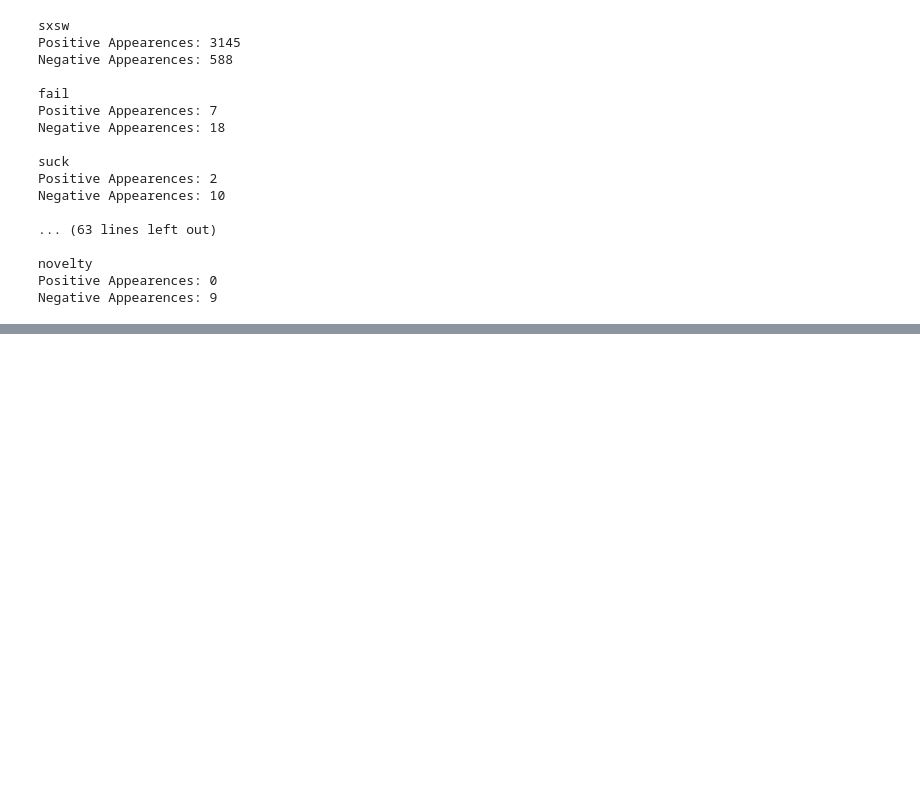
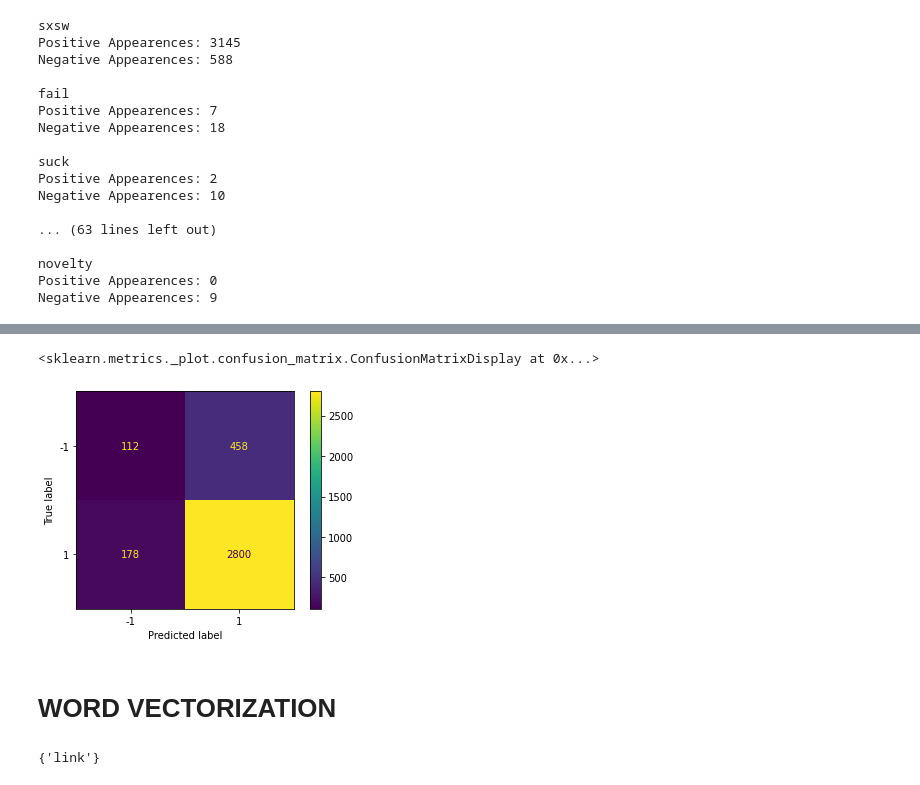
Before and after one commit to stone-ericm/sentiment_analysis_NLP_project-, a Jupyter notebook: notebook.ipynb, the cells around one changed output, grey strips where cells are left out. Drawn from its saved outputs; the diff is of its cells as text; code cells hidden in the pictures; blank space fills up the shorter version.

```diff
--- a/notebook.ipynb
+++ b/notebook.ipynb
@@ -732,0 +907,16 @@ Negative Appearences: 9
+# %%
+tokenizer = RegexpTokenizer(r'[a-zA-Z0-9\']+')
+lemmatizer = WordNetLemmatizer()
+
+r = []
+data = []
+
+
+for row in filtered_df['tweet_text']:
+    for word in tokenizer.tokenize(row):
+        r.append(lemmatizer.lemmatize(word))
+    data.append(r)
+    r = []
+
+data = pd.Series(data, name='tweet_text')
+target = filtered_df['is_there_an_emotion_directed_at_a_brand_or_product']
@@ -732,0 +938,4 @@ Negative Appearences: 9
+# %%
+simple_model_df = pd.DataFrame([data, target]).transpose()
+
+simple_model_df
@@ -732,0 +956,2 @@ Negative Appearences: 9
+# %%
+simple_model_df['prediction'] = simple_model_df['tweet_text'].apply(lambda x: word_search_model(x, neutral_option=False))
@@ -732,0 +980,2 @@ Negative Appearences: 9
+# %%
+simple_model_df['is_there_an_emotion_directed_at_a_brand_or_product'] = simple_model_df['is_there_an_emotion_directed_at_a_brand_or_product'].apply(lambda x: 1 if x == 'Positive emotion' else(-1 if x == 'Negative emotion' else 0))
@@ -732,0 +998,7 @@ Negative Appearences: 9
+# %%
+ConfusionMatrixDisplay.from_predictions(simple_model_df['is_there_an_emotion_directed_at_a_brand_or_product'], simple_model_df['prediction'])
+
+# confusion_matrix(word_search_model, simple_model_df['tweet_text'], simple_model_df['is_there_an_emotion_directed_at_a_brand_or_product'])
+# %% [output]
+<sklearn.metrics._plot.confusion_matrix.ConfusionMatrixDisplay at 0x...>
+[figure, added]
@@ -732,0 +1007,2 @@ Negative Appearences: 9
+# %% [markdown]
+# WORD VECTORIZATION
@@ -732,0 +1012,4 @@ Negative Appearences: 9
+# %%
+total_vocabulary
+# %% [output]
+{'link'}
```
Also changed, not shown: parts of 46 cells of this notebook.
